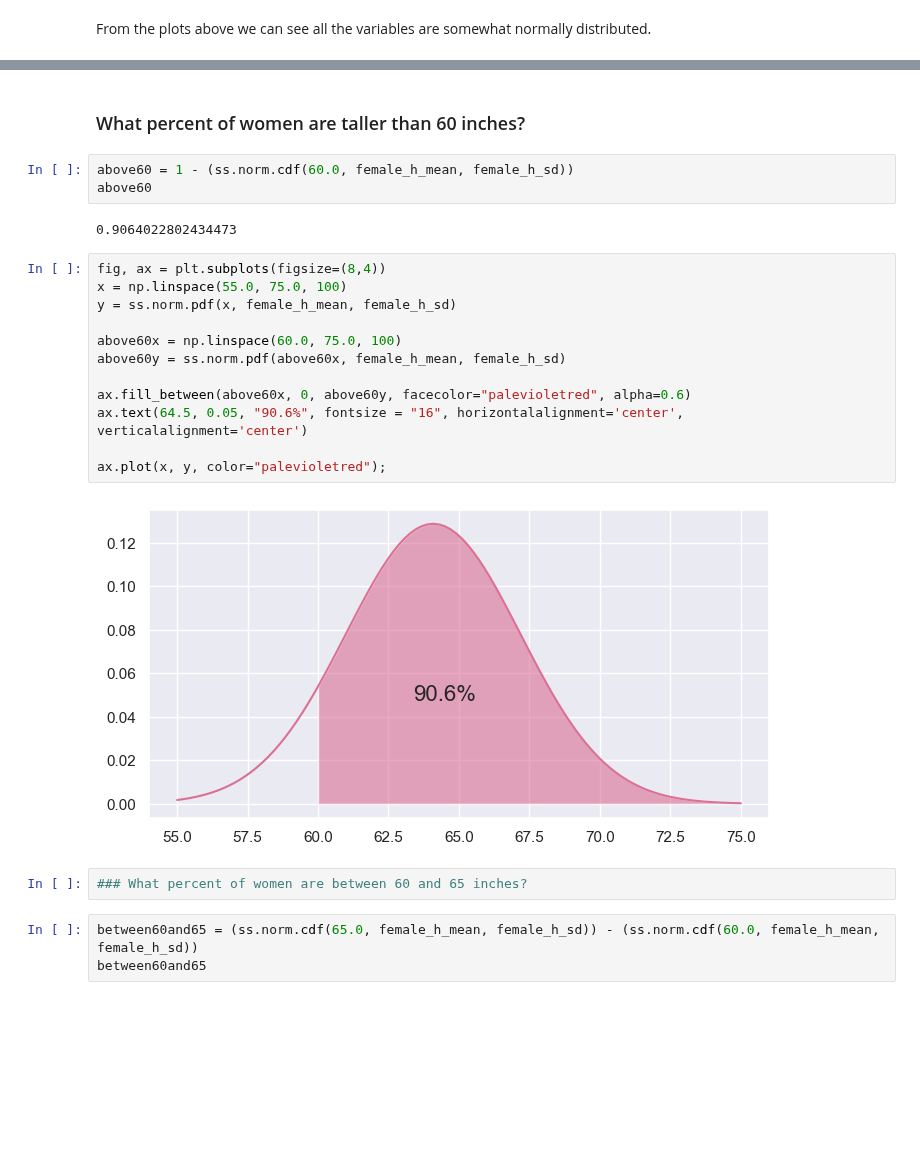
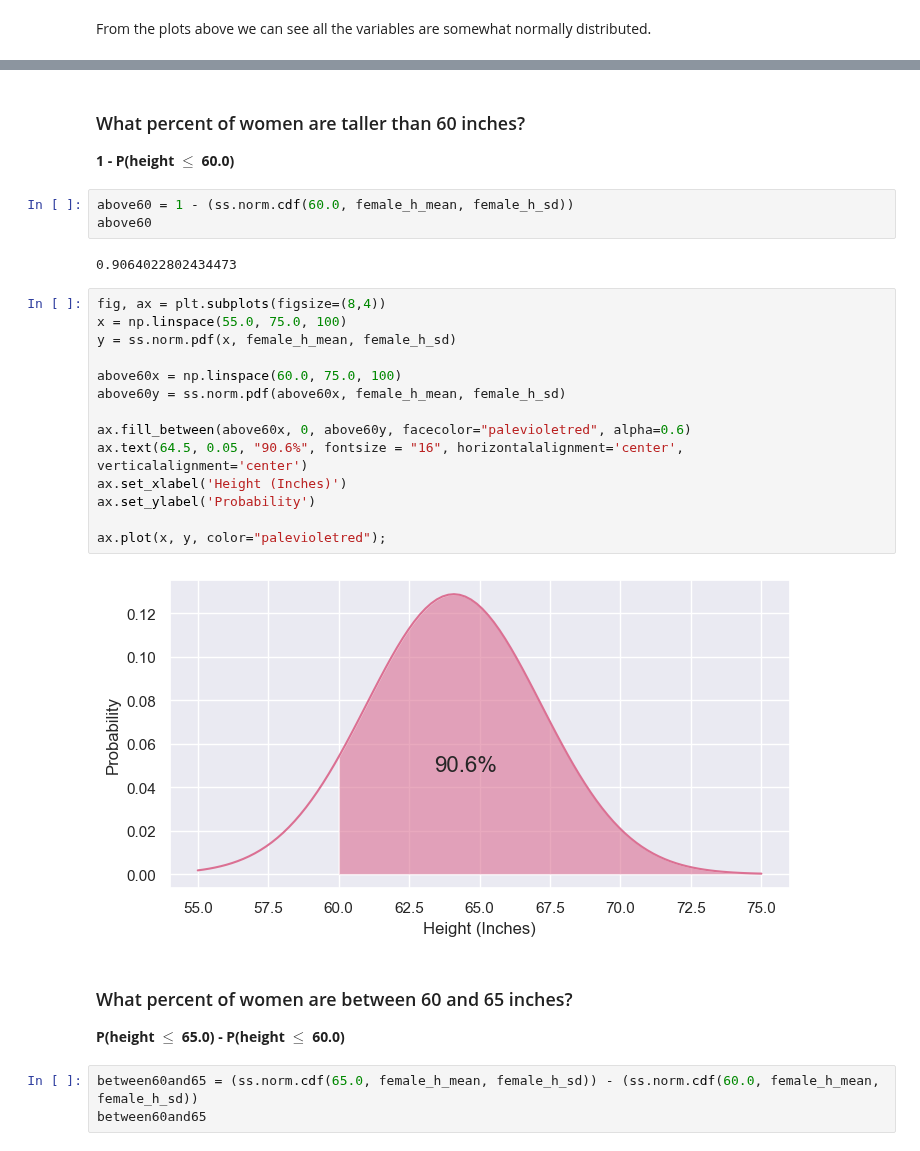
Before and after one commit to ShaneOG2/fund-data-analysis-assessment, a Jupyter notebook: Practicals/Normal Distribution Notebook.ipynb, the cells around one changed output, grey strips where cells are left out. Cells and saved outputs as stored; diff of their text form; blank space fills up the shorter version.

```diff
--- a/Practicals/Normal Distribution Notebook.ipynb
+++ b/Practicals/Normal Distribution Notebook.ipynb
@@ -446,5 +496,7 @@ ax.plot(x, y, color="palevioletred");
 # %% [markdown]
 ### What percent of women are taller than 60 inches?
+
+**1 - P(height $\le$ 60.0)**
 # %%
 above60 = 1 - (ss.norm.cdf(60.0, female_h_mean, female_h_sd))
 above60
@@ -453,19 +505,23 @@ above60
 # %%
 fig, ax = plt.subplots(figsize=(8,4))
 x = np.linspace(55.0, 75.0, 100)
 y = ss.norm.pdf(x, female_h_mean, female_h_sd)
 
 above60x = np.linspace(60.0, 75.0, 100)
 above60y = ss.norm.pdf(above60x, female_h_mean, female_h_sd)
 
 ax.fill_between(above60x, 0, above60y, facecolor="palevioletred", alpha=0.6)
 ax.text(64.5, 0.05, "90.6%", fontsize = "16", horizontalalignment='center', verticalalignment='center')
+ax.set_xlabel('Height (Inches)')
+ax.set_ylabel('Probability')
 
 ax.plot(x, y, color="palevioletred");
 # %% [output]
-[figure, old version]
+[figure, new version]
-# %%
-### What percent of women are between 60 and 65 inches?
+# %% [markdown]
+### What percent of women are between 60 and 65 inches?
+
+**P(height $\le$ 65.0) - P(height $\le$ 60.0)**
 # %%
 between60and65 = (ss.norm.cdf(65.0, female_h_mean, female_h_sd)) - (ss.norm.cdf(60.0, female_h_mean, female_h_sd))
 between60and65
```
Also changed, not shown: parts of 39 cells of this notebook.
